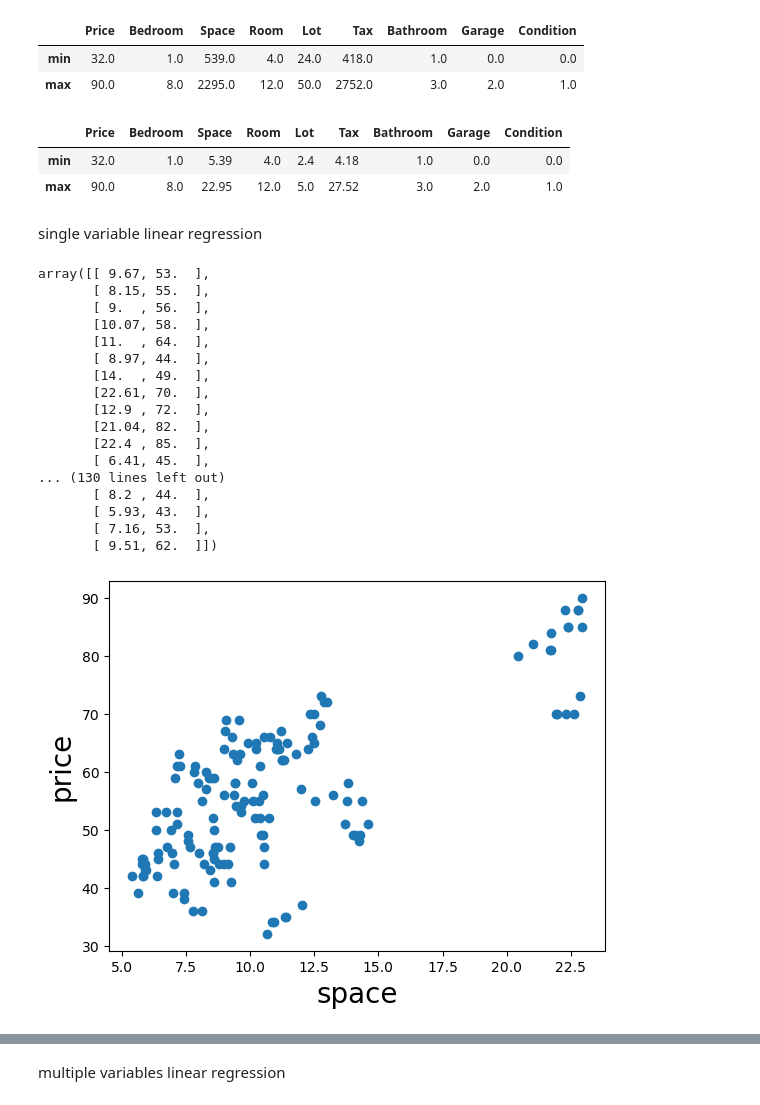
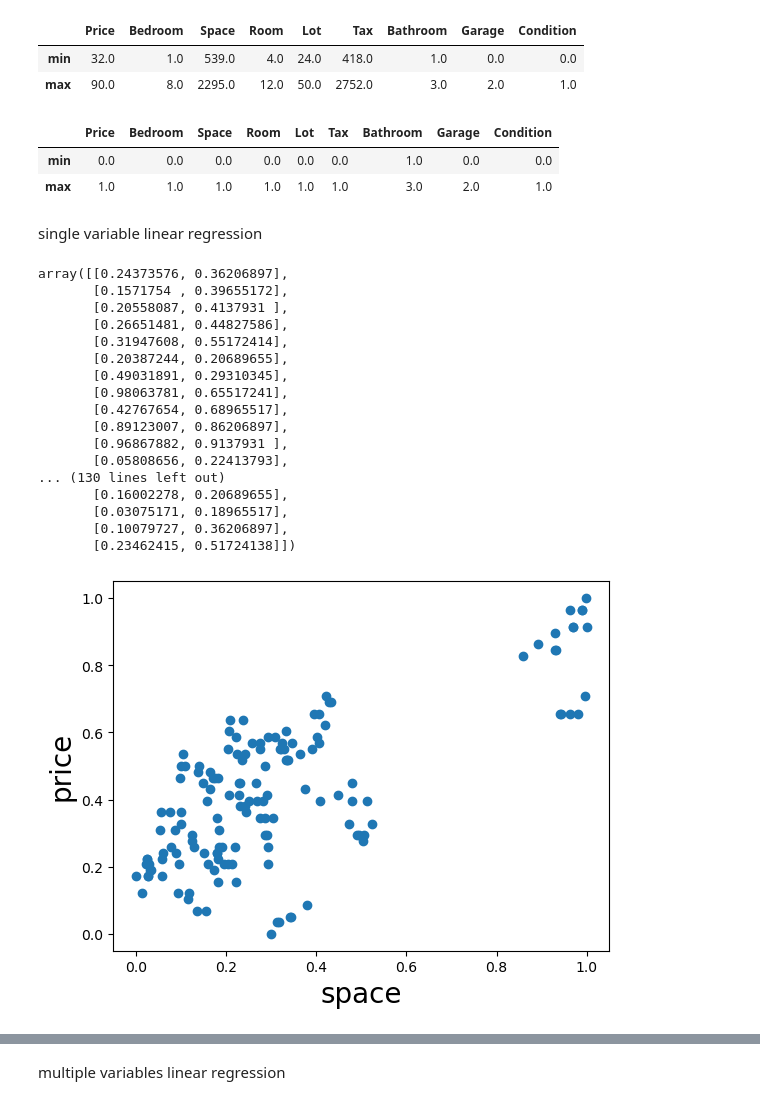
Before and after one commit to PavloMyrotiuk/stat451, a Jupyter notebook: gd/gd_visual.ipynb, the cells around one changed output, grey strips where cells are left out. Saved outputs shown, nothing was run; the diff lists cells and outputs as text; code cells hidden in the pictures.

```diff
--- a/gd/gd_visual.ipynb
+++ b/gd/gd_visual.ipynb
@@ -6,43 +6,48 @@ col_name = [
 ]
 data = pd.read_csv("realest.csv", names=col_name, header=0)
 # %%
-data.agg(['min', 'max'])
+min_max = data.agg(['min', 'max'])
+min_max
 # %% [output]
 |  | Price | Bedroom | Space | Room | Lot | Tax | Bathroom | Garage | Condition |
 | min | 32.0 | 1.0 | 539.0 | 4.0 | 24.0 | 418.0 | 1.0 | 0.0 | 0.0 |
 | max | 90.0 | 8.0 | 2295.0 | 12.0 | 50.0 | 2752.0 | 3.0 | 2.0 | 1.0 |
 # %%
-data["Space"] = data["Space"].apply(lambda x: x / 100)
-data["Tax"] = data["Tax"].apply(lambda x: x / 100)
-data["Lot"] = data["Lot"].apply(lambda x: x / 10)
+data["Price"] = data["Price"].apply(lambda x: (x - min_max["Price"]["min"]) / (min_max["Price"]["max"] - min_max["Price"]["min"]))
+data["Bedroom"] = data["Bedroom"].apply(lambda x: (x - min_max["Bedroom"]["min"]) / (min_max["Bedroom"]["max"] - min_max["Bedroom"]["min"]))
+data["Space"] = data["Space"].apply(lambda x: (x - min_max["Space"]["min"]) / (min_max["Space"]["max"] - min_max["Space"]["min"]))
+data["Room"] = data["Room"].apply(lambda x: (x - min_max["Room"]["min"]) / (min_max["Room"]["max"] - min_max["Room"]["min"]))
+data["Lot"] = data["Lot"].apply(lambda x: (x - min_max["Lot"]["min"]) / (min_max["Lot"]["max"] - min_max["Lot"]["min"]))
+data["Tax"] = data["Tax"].apply(lambda x: (x - min_max["Tax"]["min"]) / (min_max["Tax"]["max"] - min_max["Tax"]["min"]))
+
 data.agg(['min', 'max'])
 # %% [output]
 |  | Price | Bedroom | Space | Room | Lot | Tax | Bathroom | Garage | Condition |
-| min | 32.0 | 1.0 | 5.39 | 4.0 | 2.4 | 4.18 | 1.0 | 0.0 | 0.0 |
-| max | 90.0 | 8.0 | 22.95 | 12.0 | 5.0 | 27.52 | 3.0 | 2.0 | 1.0 |
+| min | 0.0 | 0.0 | 0.0 | 0.0 | 0.0 | 0.0 | 1.0 | 0.0 | 0.0 |
+| max | 1.0 | 1.0 | 1.0 | 1.0 | 1.0 | 1.0 | 3.0 | 2.0 | 1.0 |
 # %% [markdown]
 single variable linear regression
 # %%
 space_price = data[["Space", "Price"]].dropna().to_numpy()
 space_price
 # %% [output]
-array([[ 9.67, 53.  ],
-       [ 8.15, 55.  ],
-       [ 9.  , 56.  ],
-       [10.07, 58.  ],
-       [11.  , 64.  ],
-       [ 8.97, 44.  ],
-       [14.  , 49.  ],
-       [22.61, 70.  ],
-       [12.9 , 72.  ],
-       [21.04, 82.  ],
-       [22.4 , 85.  ],
-       [ 6.41, 45.  ],
+array([[0.24373576, 0.36206897],
+       [0.1571754 , 0.39655172],
+       [0.20558087, 0.4137931 ],
+       [0.26651481, 0.44827586],
+       [0.31947608, 0.55172414],
+       [0.20387244, 0.20689655],
+       [0.49031891, 0.29310345],
+       [0.98063781, 0.65517241],
+       [0.42767654, 0.68965517],
+       [0.89123007, 0.86206897],
+       [0.96867882, 0.9137931 ],
+       [0.05808656, 0.22413793],
 ... (130 lines left out)
-       [ 8.2 , 44.  ],
-       [ 5.93, 43.  ],
-       [ 7.16, 53.  ],
-       [ 9.51, 62.  ]])
+       [0.16002278, 0.20689655],
+       [0.03075171, 0.18965517],
+       [0.10079727, 0.36206897],
+       [0.23462415, 0.51724138]])
 # %%
 import matplotlib.pyplot as plt
 
@@ -53,7 +58,7 @@ plt.ylabel('price', fontsize=20)
 plt.plot(xpoints, ypoints, 'o')
 plt.show()
 # %% [output]
-[figure, old version]
+[figure, new version]
 # %%
 import gd
 
```
Also changed, not shown: parts of 3 cells of this notebook, 1 other file.
